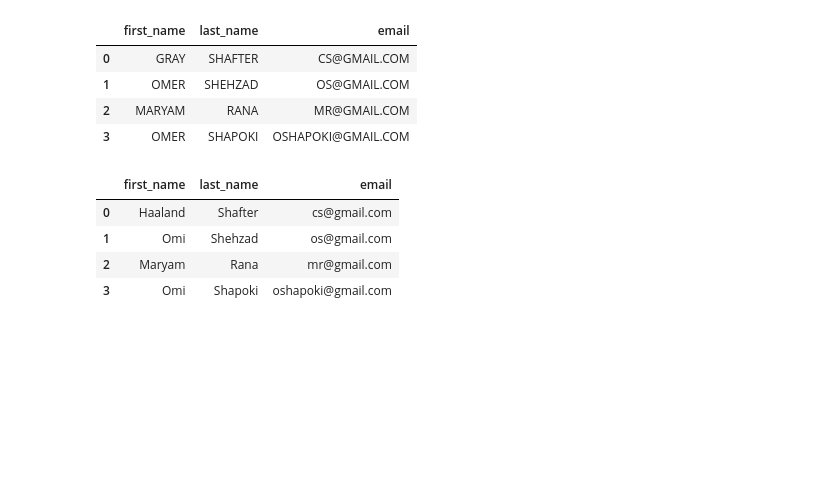
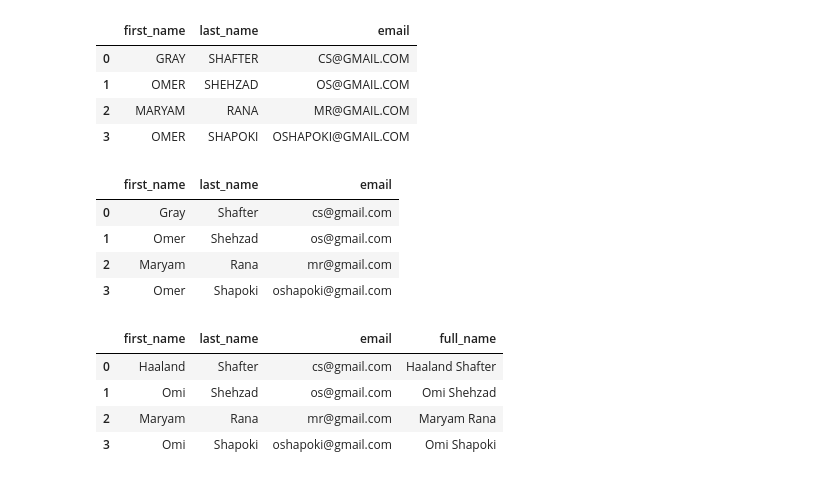
Before and after one commit to ranaomershehzad/bi_engineering, a Jupyter notebook: Python/Corey_Shafter/Pandas Project/02_code/dictionary.ipynb, the cells around one changed output. Drawn from its saved outputs; the diff is of its cells as text; code cells hidden in the pictures; blank space fills up the shorter version.

```diff
--- a/Python/Corey_Shafter/Pandas Project/02_code/dictionary.ipynb
+++ b/Python/Corey_Shafter/Pandas Project/02_code/dictionary.ipynb
@@ -165,12 +165,21 @@ df.map(str.upper)
 | 2 | MARYAM | RANA | MR@GMAIL.COM |
 | 3 | OMER | SHAPOKI | OSHAPOKI@GMAIL.COM |
 # %%
-df2 = df
+df2 = df.copy()
 df2['first_name'] = df['first_name'].replace({'Gray': 'Haaland', 'Omer':'Omi'})
-df2
+df
 # %% [output]
 |  | first_name | last_name | email |
-| 0 | Haaland | Shafter | cs@gmail.com |
-| 1 | Omi | Shehzad | os@gmail.com |
+| 0 | Gray | Shafter | cs@gmail.com |
+| 1 | Omer | Shehzad | os@gmail.com |
 | 2 | Maryam | Rana | mr@gmail.com |
-| 3 | Omi | Shapoki | oshapoki@gmail.com |
+| 3 | Omer | Shapoki | oshapoki@gmail.com |
+# %%
+df2['full_name'] = df2['first_name'] + ' ' +df2['last_name']
+df2
+# %% [output]
+|  | first_name | last_name | email | full_name |
+| 0 | Haaland | Shafter | cs@gmail.com | Haaland Shafter |
+| 1 | Omi | Shehzad | os@gmail.com | Omi Shehzad |
+| 2 | Maryam | Rana | mr@gmail.com | Maryam Rana |
+| 3 | Omi | Shapoki | oshapoki@gmail.com | Omi Shapoki |
```
Also changed, not shown: parts of 4 cells of this notebook, 1 other file.
